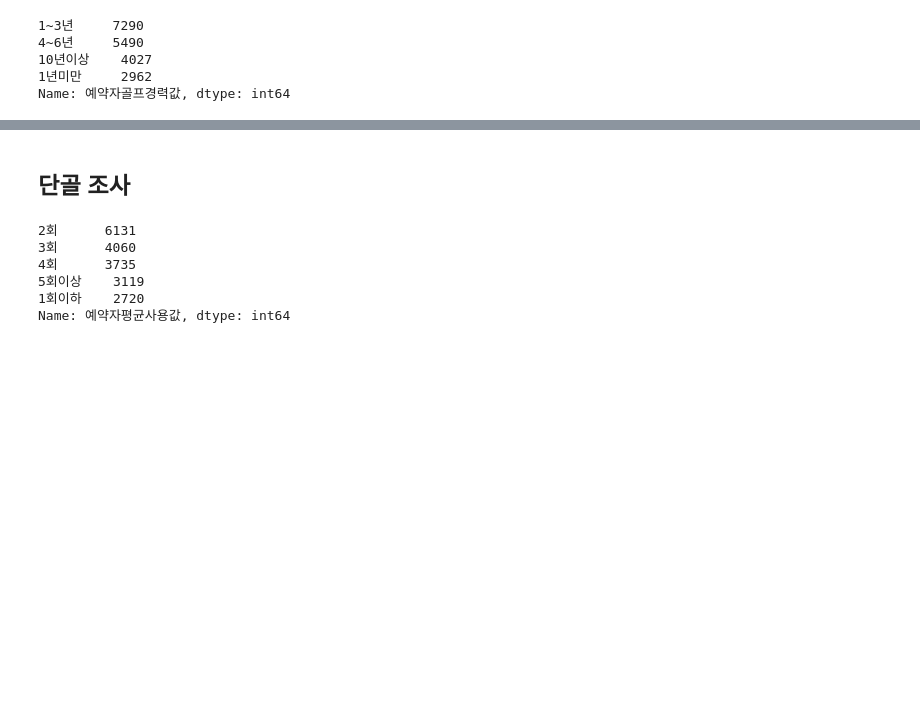
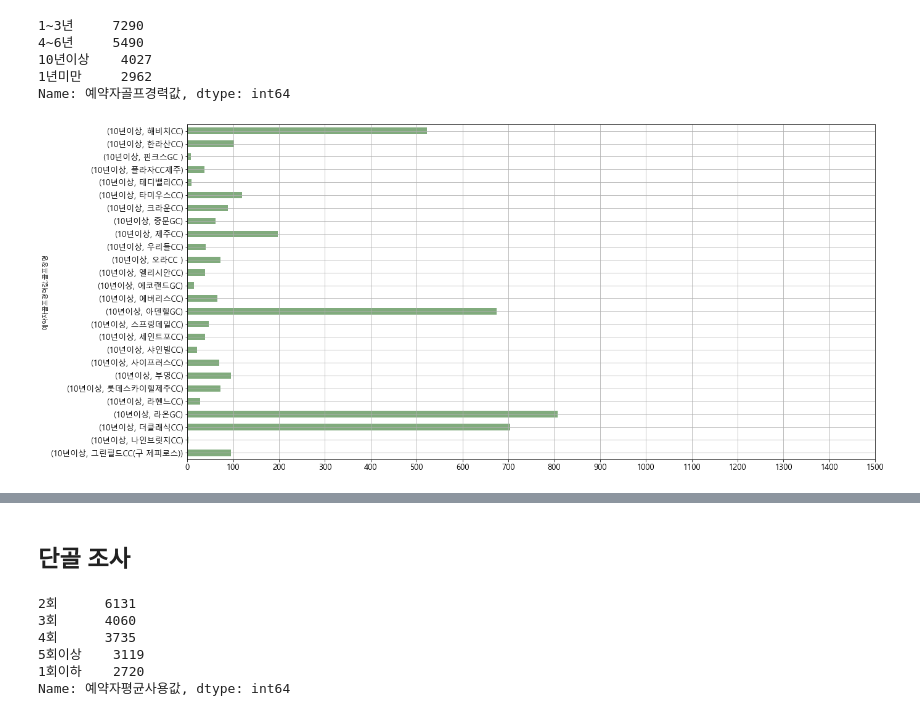
Before and after one commit to minwooking/Next_Ez_Training, a Jupyter notebook: golt8_계절,월,경력분석,단골.ipynb, the cells around one changed output, grey strips where cells are left out. Saved outputs shown, nothing was run; the diff lists cells and outputs as text; code cells hidden in the pictures; blank space fills up the shorter version.

```diff
--- a/golt8_계절,월,경력분석,단골.ipynb
+++ b/golt8_계절,월,경력분석,단골.ipynb
@@ -186,3 +186,14 @@ df.예약자골프경력값.value_counts()
 10년이상    4027
 1년미만     2962
 Name: 예약자골프경력값, dtype: int64
+# %%
+import matplotlib.ticker as ticker
+plt.figure(figsize=(20,10))
+ax=plt.axes()
+ax.xaxis.set_major_locator(ticker.MultipleLocator(100))
+df.groupby([df.예약자골프경력값[df.예약자골프경력값=='10년이상'],df.골프장명]).골프장명.count().plot.barh(color='#81AB7D',fontsize=(13))
+plt.xlim([0,1500])
+plt.grid()
+plt.savefig('10년이상사용자_현황.png', dpi=150)
+# %% [output]
+[figure, added]
```
Also changed, not shown: parts of 37 cells of this notebook, 1 other file.
